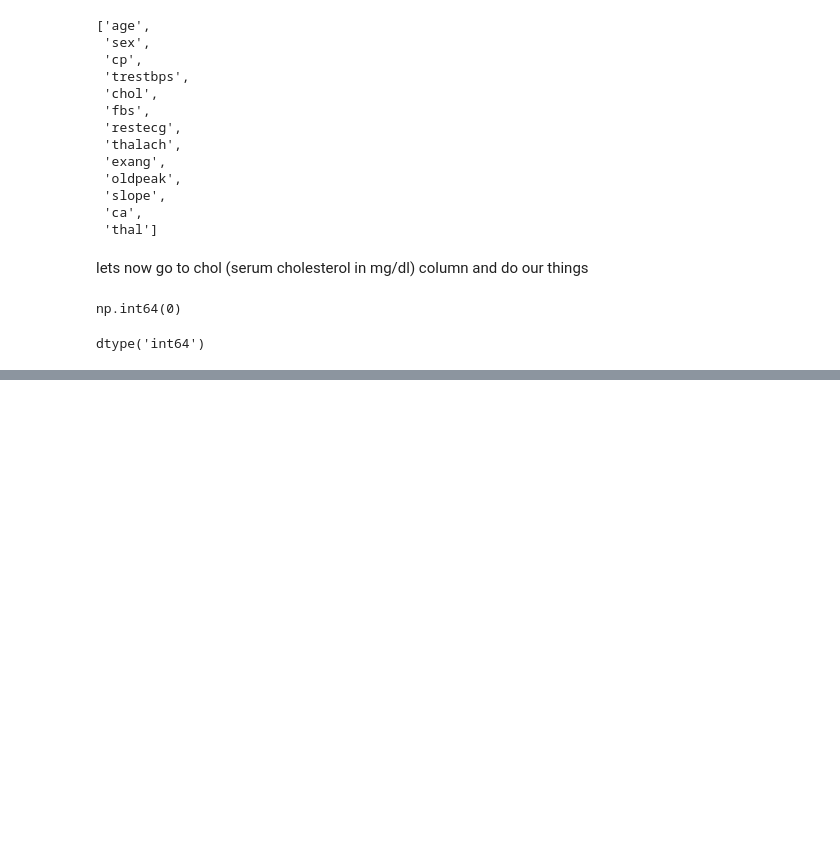
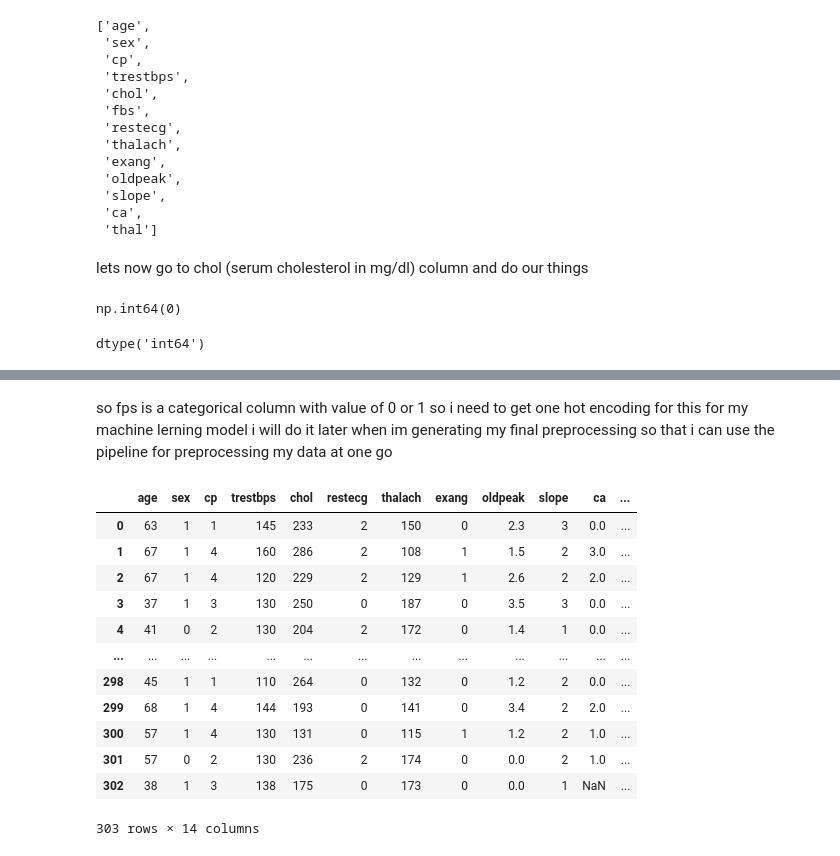
Before and after one commit to lewisnjue/heart-disease, a Jupyter notebook: EDA.ipynb, the cells around one changed output, grey strips where cells are left out. Cells and saved outputs as stored; diff of their text form; code cells hidden in the pictures; blank space fills up the shorter version.

```diff
--- a/EDA.ipynb
+++ b/EDA.ipynb
@@ -208,0 +241,18 @@ dtype('int64')
+# %% [markdown]
+so fps is a categorical column with value of 0 or 1 so i need to get one hot encoding for this for my machine lerning model i will do it later when im generating my final preprocessing so that i can use the pipeline for preprocessing my data at one go
+# %%
+pd.get_dummies(df,columns=['fbs'])
+# %% [output]
+|  | age | sex | cp | trestbps | chol | restecg | thalach | exang | oldpeak | slope | ca | ... |
+| 0 | 63 | 1 | 1 | 145 | 233 | 2 | 150 | 0 | 2.3 | 3 | 0.0 | ... |
+| 1 | 67 | 1 | 4 | 160 | 286 | 2 | 108 | 1 | 1.5 | 2 | 3.0 | ... |
+| 2 | 67 | 1 | 4 | 120 | 229 | 2 | 129 | 1 | 2.6 | 2 | 2.0 | ... |
+| 3 | 37 | 1 | 3 | 130 | 250 | 0 | 187 | 0 | 3.5 | 3 | 0.0 | ... |
+| 4 | 41 | 0 | 2 | 130 | 204 | 2 | 172 | 0 | 1.4 | 1 | 0.0 | ... |
+| ... | ... | ... | ... | ... | ... | ... | ... | ... | ... | ... | ... | ... |
+| 298 | 45 | 1 | 1 | 110 | 264 | 0 | 132 | 0 | 1.2 | 2 | 0.0 | ... |
+| 299 | 68 | 1 | 4 | 144 | 193 | 0 | 141 | 0 | 3.4 | 2 | 2.0 | ... |
+| 300 | 57 | 1 | 4 | 130 | 131 | 0 | 115 | 1 | 1.2 | 2 | 1.0 | ... |
+| 301 | 57 | 0 | 2 | 130 | 236 | 2 | 174 | 0 | 0.0 | 2 | 1.0 | ... |
+| 302 | 38 | 1 | 3 | 138 | 175 | 0 | 173 | 0 | 0.0 | 1 | NaN | ... |
+303 rows × 14 columns
```
Also changed, not shown: parts of 19 cells of this notebook.
